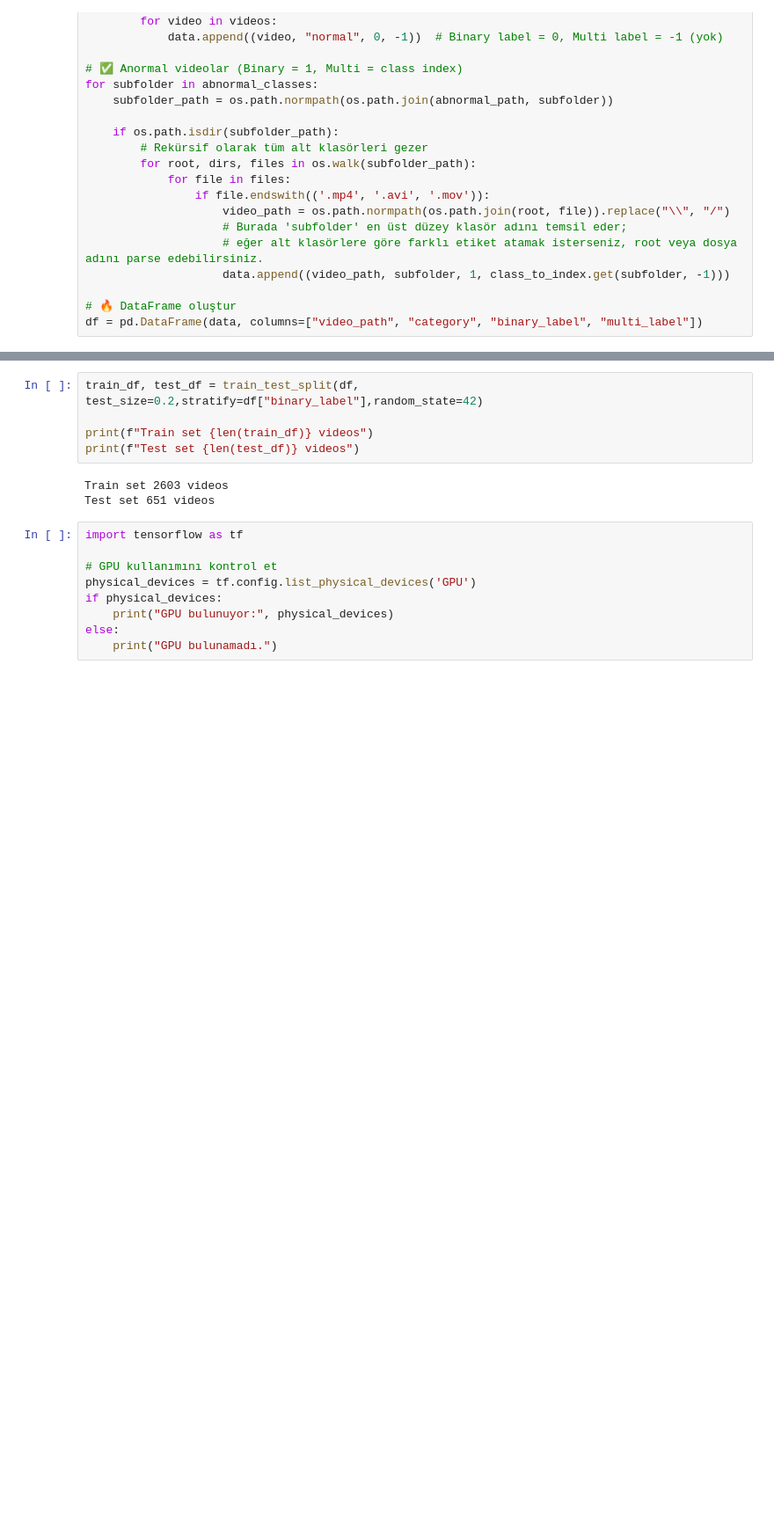
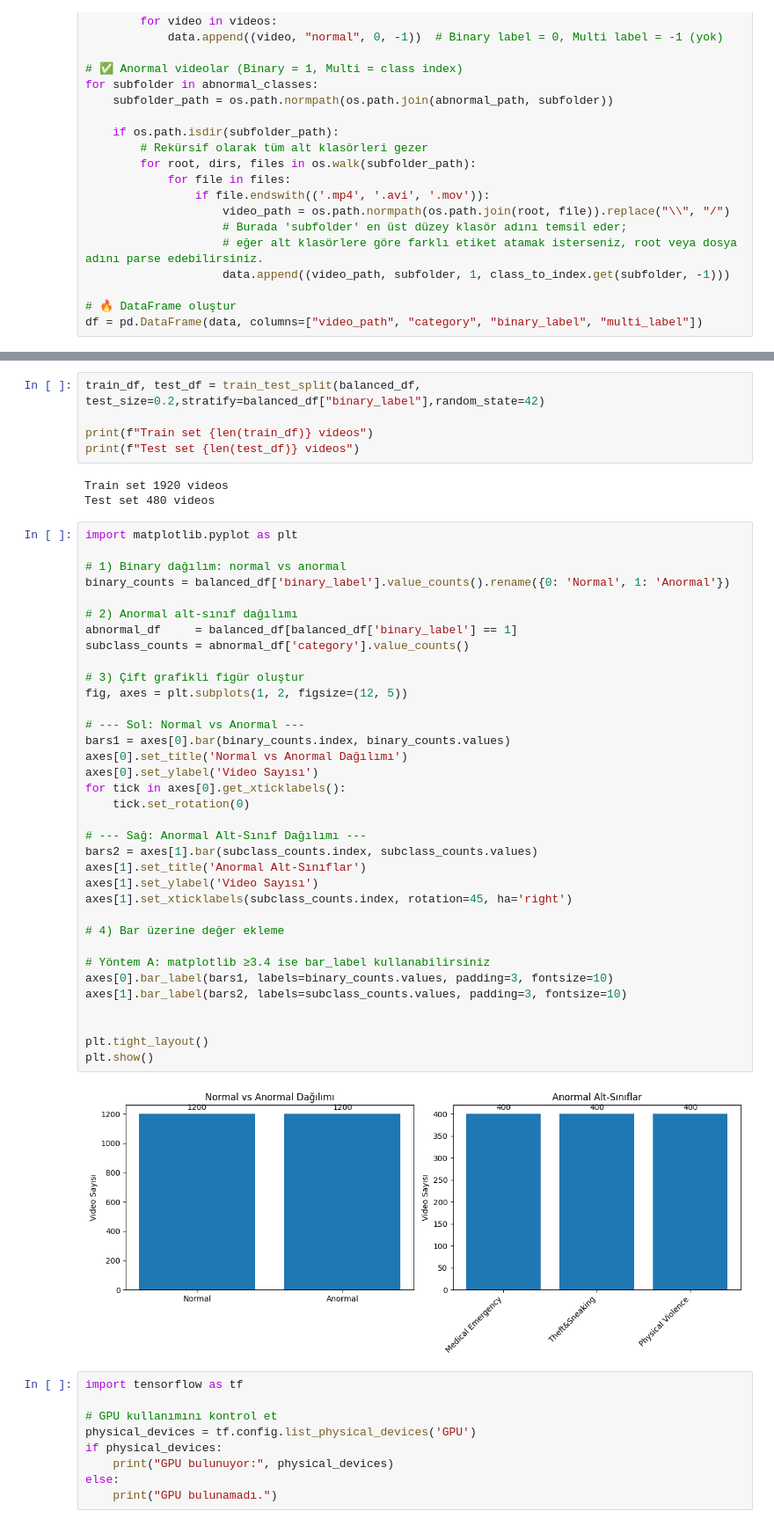
Before and after one commit to bugrakaann/SuspiciousActionRecognition, a Jupyter notebook: x3dxs_model.ipynb, the cells around one changed output, grey strips where cells are left out. Shown at 88% size. Cells and saved outputs as stored; diff of their text form; blank space fills up the shorter version.

```diff
--- a/x3dxs_model.ipynb
+++ b/x3dxs_model.ipynb
@@ -94,11 +155,48 @@ df = pd.DataFrame(data, columns=["video_path", "category", "binary_label", "mult
 # %%
-train_df, test_df = train_test_split(df, test_size=0.2,stratify=df["binary_label"],random_state=42)
+train_df, test_df = train_test_split(balanced_df, test_size=0.2,stratify=balanced_df["binary_label"],random_state=42)
 
 print(f"Train set {len(train_df)} videos")
 print(f"Test set {len(test_df)} videos")
 # %% [output]
-Train set 2603 videos
-Test set 651 videos
+Train set 1920 videos
+Test set 480 videos
+# %%
+import matplotlib.pyplot as plt
+
+# 1) Binary dağılım: normal vs anormal
+binary_counts = balanced_df['binary_label'].value_counts().rename({0: 'Normal', 1: 'Anormal'})
+
+# 2) Anormal alt-sınıf dağılımı
+abnormal_df     = balanced_df[balanced_df['binary_label'] == 1]
+subclass_counts = abnormal_df['category'].value_counts()
+
+# 3) Çift grafikli figür oluştur
+fig, axes = plt.subplots(1, 2, figsize=(12, 5))
+
+# --- Sol: Normal vs Anormal ---
+bars1 = axes[0].bar(binary_counts.index, binary_counts.values)
+axes[0].set_title('Normal vs Anormal Dağılımı')
+axes[0].set_ylabel('Video Sayısı')
+for tick in axes[0].get_xticklabels():
+    tick.set_rotation(0)
+
+# --- Sağ: Anormal Alt-Sınıf Dağılımı ---
+bars2 = axes[1].bar(subclass_counts.index, subclass_counts.values)
+axes[1].set_title('Anormal Alt-Sınıflar')
+axes[1].set_ylabel('Video Sayısı')
+axes[1].set_xticklabels(subclass_counts.index, rotation=45, ha='right')
+
+# 4) Bar üzerine değer ekleme
+
+# Yöntem A: matplotlib ≥3.4 ise bar_label kullanabilirsiniz
+axes[0].bar_label(bars1, labels=binary_counts.values, padding=3, fontsize=10)
+axes[1].bar_label(bars2, labels=subclass_counts.values, padding=3, fontsize=10)
+
+
+plt.tight_layout()
+plt.show()
+# %% [output]
+[figure, added]
 # %%
 import tensorflow as tf
 
```
Also changed, not shown: parts of 11 cells of this notebook.
